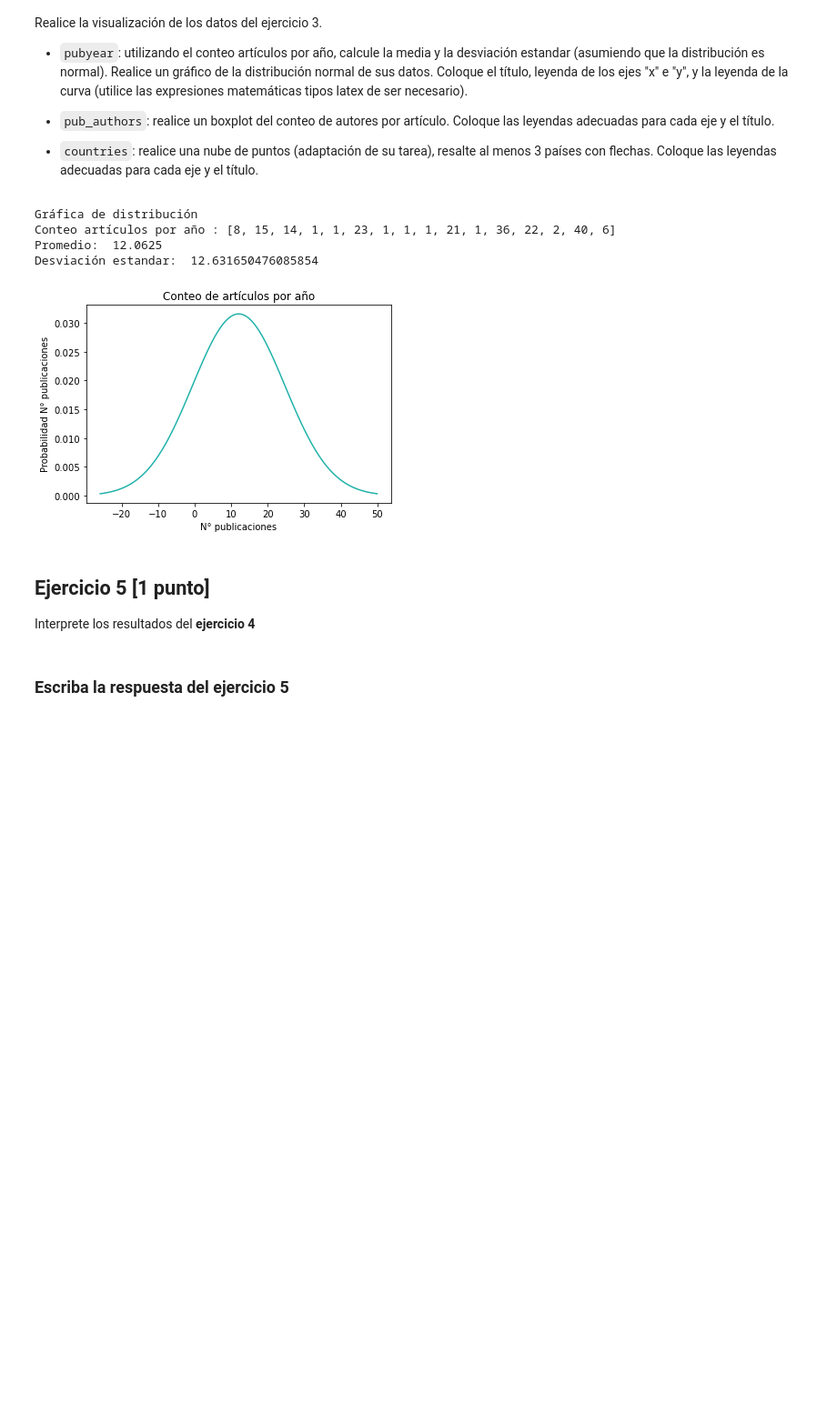
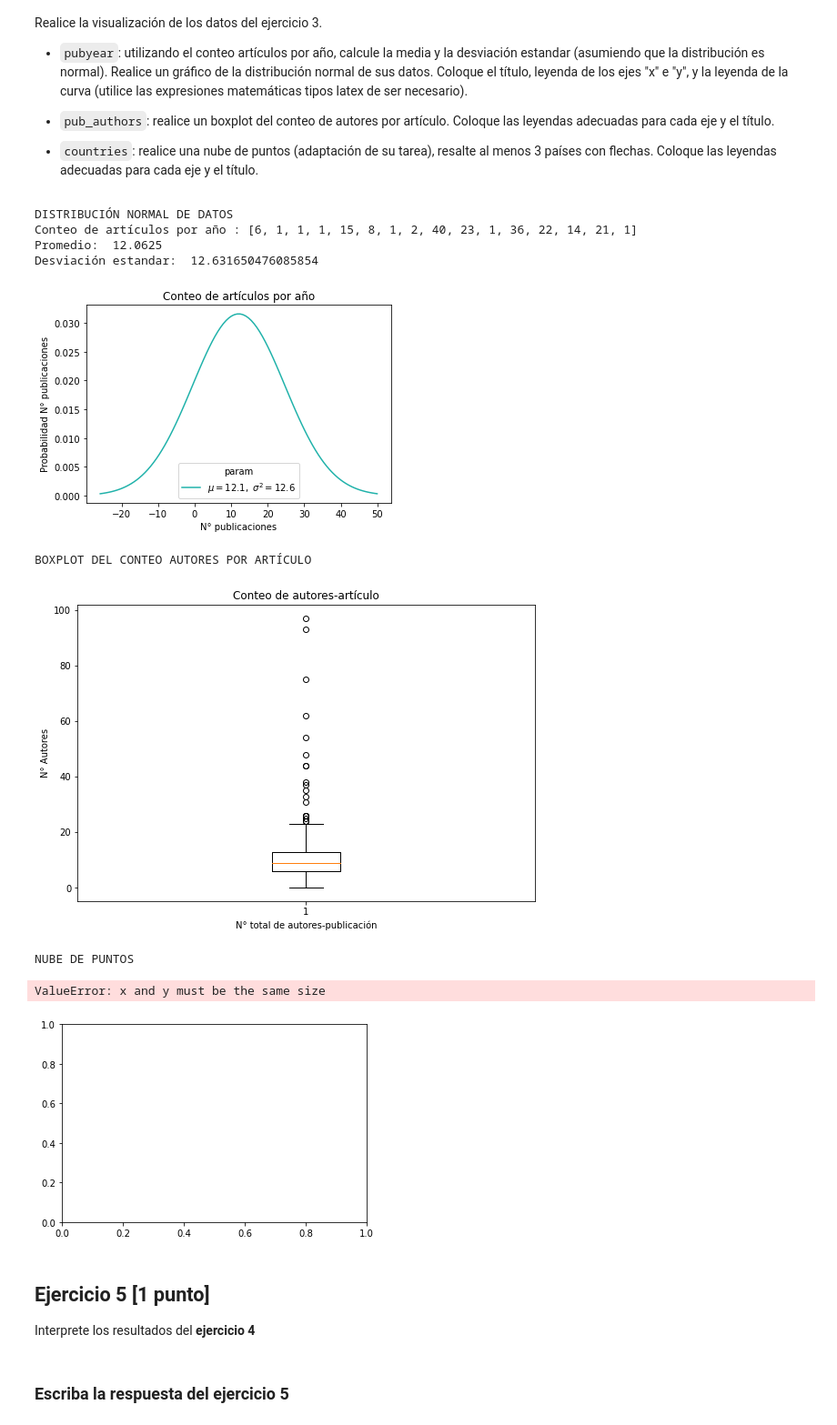
Before and after one commit to Josara12/GBI6_ExamenPython, a Jupyter notebook: ExamenParcialPython.ipynb, the cells around one changed output. Shown at 91% size. Saved outputs shown, nothing was run; the diff lists cells and outputs as text; code cells hidden in the pictures; blank space fills up the shorter version.

Commit message:
Sarai Gaibor el literal a y b del ejercicio 4

````diff
--- a/ExamenParcialPython.ipynb
+++ b/ExamenParcialPython.ipynb
@@ -126,7 +126,7 @@ Realice la visualización de los datos del ejercicio 3.
 * ```countries```: realice una nube de puntos (adaptación de su tarea), resalte al menos 3 países con flechas. Coloque las leyendas adecuadas para cada eje y el título.
 # %%
 #Llamo a los paquetes que se van a utilizar para realizar la tabla y para graficar
-#para
+#Para el literal a cque corresponde al conteo de artículos
 import pandas as pd
 import numpy as np
 import scipy.stats as stats
@@ -134,42 +134,98 @@ import matplotlib.pyplot as plt
 import csv as csv
 
 #Gráfica de Distribución Normal
-print ('Gráfica de distribución')
-o = l.iloc[:,1]
+print ('DISTRIBUCIÓN NORMAL DE DATOS')
+o = fer.iloc[:,1]
 w = pd.Series(o)
 h = list(set(w))
 g=w
 f=h
 h=[0]*len(f)
 k=0
 for elem in f:
     d=0
     for comp in g:
         if elem == str(comp):
             d=d+1
     h[k]=d
     k=k+1
 print ('Conteo de artículos por año :',h)
 mean = np.average(h)
 print ('Promedio: ',mean)
 stan = np.std(h)
 print ('Desviación estandar: ',stan)
 x = np.linspace(mean - 3*stan, mean + 3*stan, 100)
 sigma = stan
 label = '$\mu = %.1f, \ \sigma^2=%.1f$' %(mean, stan)
 y_norm = stats.norm.pdf(x, mean, sigma)
 plt.plot(x, y_norm, label=label, c = 'lightseagreen')
 plt.xlabel('N° publicaciones')
 plt.ylabel('Probabilidad N° publicaciones')
 plt.title('Conteo de artículos por año')
 plt.legend(title = "param")
 plt.show()
+#Para el literal b
+print ('BOXPLOT DEL CONTEO AUTORES POR ARTÍCULO')
+i = fi.iloc[:,1]
+s = pd.Series(i)
+s1 = s.tolist()
+s1.pop(79) #Eliminamos el dato atípico
+fig = plt.figure(1, figsize=(9, 6))
+ax = fig.add_subplot(111)
+bp = ax.boxplot(s1)
+plt.xlabel('N° total de autores-publicación')
+plt.ylabel('N° Autores')
+plt.title('Conteo de autores-artículo')
+plt.show()
+#Literal C
+print ('NUBE DE PUNTOS')
+iu= j.iloc[:,0]
+su=pd.Series(iu)
+i = j.iloc[:,1]
+sa = pd.Series(i)
+s = sa.tolist()
+zip_coordinates = {}
+with open('Data/paises.txt') as f:
+    csvr = csv.DictReader(f)
+    for row in csvr:
+        zip_coordinates[row['name']] = [float(row['latitude']),
+                                           float(row['longitude'])]
+code = []
+longitud = []
+latitud = []
+count = s
+for inte in su:
+    if inte in zip_coordinates.keys():
+        code.append(inte)
+        lat.append(zip_coordinates[inte][0])
+        longitud.append(zip_coordinates[inte][1])
+plt.scatter(longitud, latitud, s=count, c=count)
+plt.colorbar()
+ard = dict(arrowstyle="->")
+plt.annotate('Spain', xy = (-3.74922, 40.463667),
+               xytext = (-4.5, 45), arrowprops = ard)
+plt.annotate('Ecuador', xy = (-78.183406, -1.831239),
+               xytext = (-76.50, 1), arrowprops= ard)
+plt.annotate('Colombia', xy = (-74.297333, 4.570868),
+               xytext = (-78, 5.5), arrowprops= ard)
+params = plt.gcf()
+plSize = params.get_size_inches()
+params.set_size_inches( (plSize[0] * 3, plSize[1] * 3) )
+plt.xlabel('Longitud')
+plt.ylabel('Latitud')
+plt.title('Nube de puntos')
+plt.show()
 # %% [output]
-Gráfica de distribución
-Conteo artículos por año : [8, 15, 14, 1, 1, 23, 1, 1, 1, 21, 1, 36, 22, 2, 40, 6]
+DISTRIBUCIÓN NORMAL DE DATOS
+Conteo de artículos por año : [6, 1, 1, 1, 15, 8, 1, 2, 40, 23, 1, 36, 22, 14, 21, 1]
 Promedio:  12.0625
 Desviación estandar:  12.631650476085854
-[figure, old version]
+[figure, new version]
+BOXPLOT DEL CONTEO AUTORES POR ARTÍCULO
+[figure, added]
+NUBE DE PUNTOS
+ValueError: x and y must be the same size
+[figure, added]
 # %% [markdown]
 ## Ejercicio 5 [1 punto]
 
````
